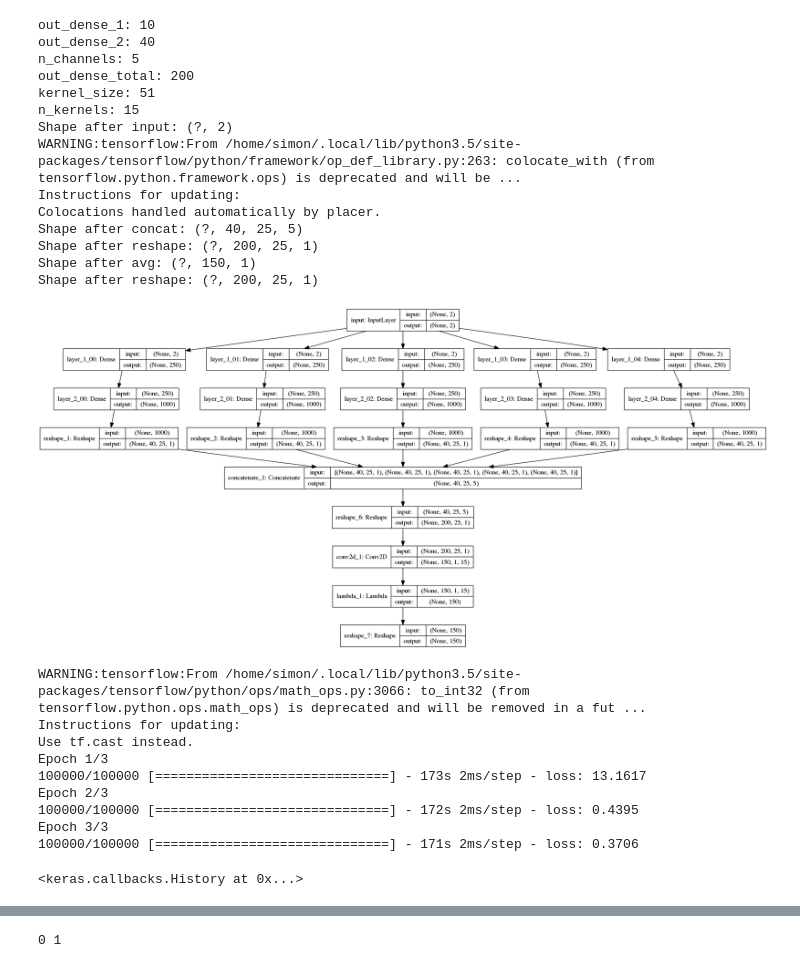
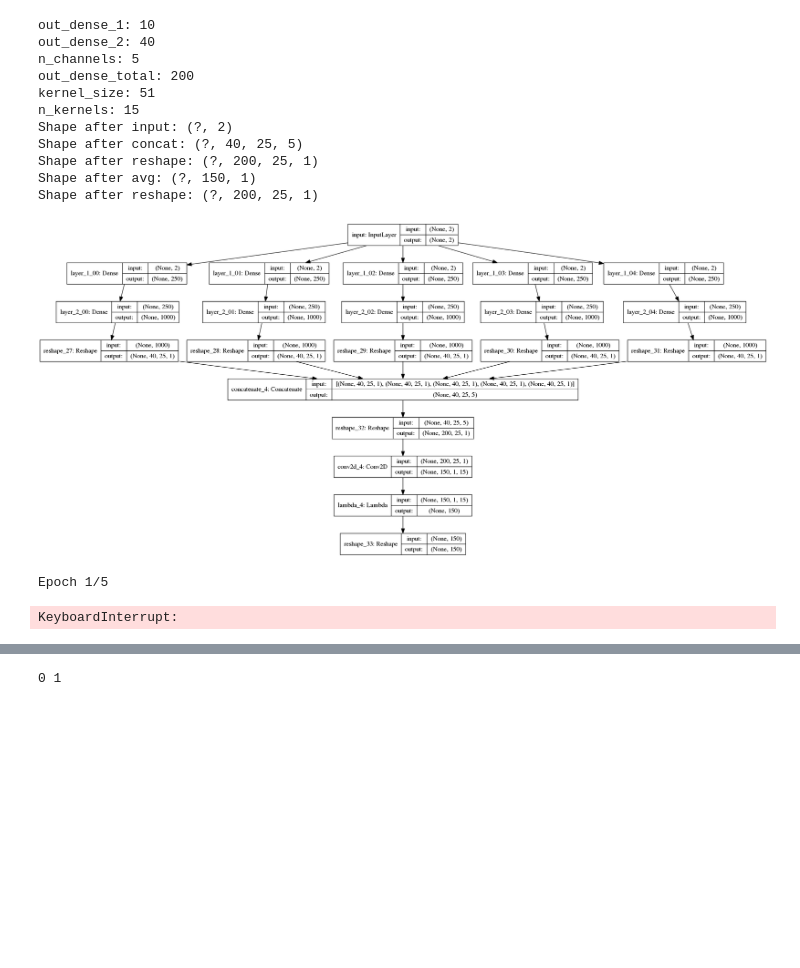
Before and after one commit to simonpeterhans/ep-param-est, a Jupyter notebook: mu-sigma-conv1d-2d.ipynb, the cells around one changed output, grey strips where cells are left out. Cells and saved outputs as stored; diff of their text form; code cells hidden in the pictures; blank space fills up the shorter version.

```diff
--- a/mu-sigma-conv1d-2d.ipynb
+++ b/mu-sigma-conv1d-2d.ipynb
@@ -131,40 +129,29 @@ N_SAMPLES = 150
 OUT_D_1 = 10
 OUT_D_2 = 40
 DEPTH = 25
-K_SIZE = 40
+K_SIZE = 20
 N_K = 15
 # %%
 model = create_model_2d(N_SAMPLES, OUT_D_1, OUT_D_2, DEPTH, K_SIZE, N_K)
 model.compile(optimizer='adam', loss='mean_squared_error')
 
 params, x_sampled = gen_data(N_DATA, N_SAMPLES)
-model.fit(params, x_sampled, shuffle=True, batch_size=32, epochs=3)
+model.fit(params, x_sampled, shuffle=True, batch_size=32, epochs=5)
 # %% [output]
 out_dense_1: 10
 out_dense_2: 40
 n_channels: 5
 out_dense_total: 200
 kernel_size: 51
 n_kernels: 15
 Shape after input: (?, 2)
-WARNING:tensorflow:From /home/simon/.local/lib/python3.5/site-packages/tensorflow/python/framework/op_def_library.py:263: colocate_with (from tensorflow.python.framework.ops) is deprecated and will be ...
-Instructions for updating:
-Colocations handled automatically by placer.
 Shape after concat: (?, 40, 25, 5)
 Shape after reshape: (?, 200, 25, 1)
 Shape after avg: (?, 150, 1)
 Shape after reshape: (?, 200, 25, 1)
-[figure, old version]
+[figure, new version]
-WARNING:tensorflow:From /home/simon/.local/lib/python3.5/site-packages/tensorflow/python/ops/math_ops.py:3066: to_int32 (from tensorflow.python.ops.math_ops) is deprecated and will be removed in a fut ...
-Instructions for updating:
-Use tf.cast instead.
-Epoch 1/3
-100000/100000 [==============================] - 173s 2ms/step - loss: 13.1617
-Epoch 2/3
-100000/100000 [==============================] - 172s 2ms/step - loss: 0.4395
-Epoch 3/3
-100000/100000 [==============================] - 171s 2ms/step - loss: 0.3706
+Epoch 1/5
-<keras.callbacks.History at 0x...>
+KeyboardInterrupt:
 # %%
 predictions = model.predict(params)
 # %%
```
Also changed, not shown: parts of 7 cells of this notebook.
